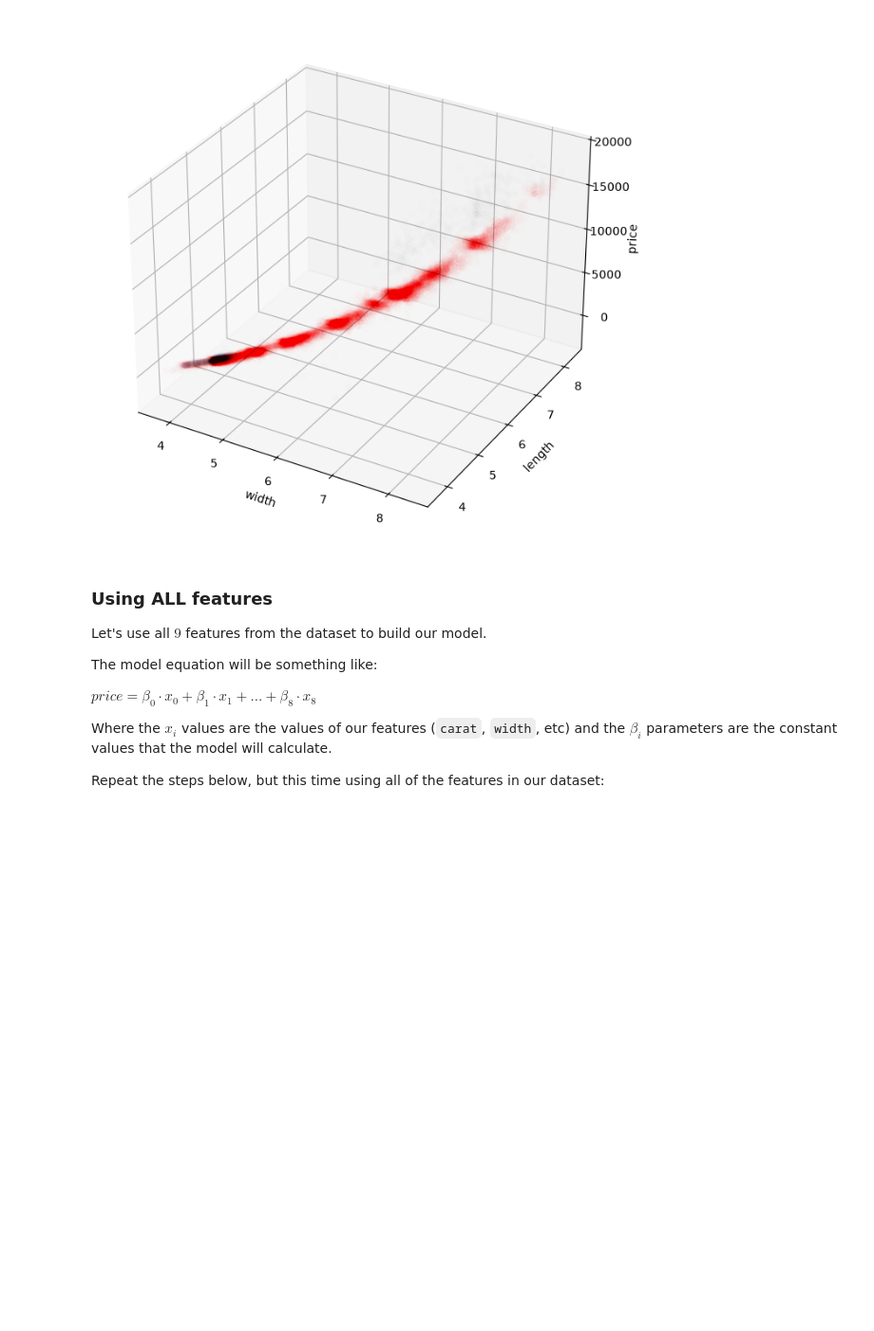
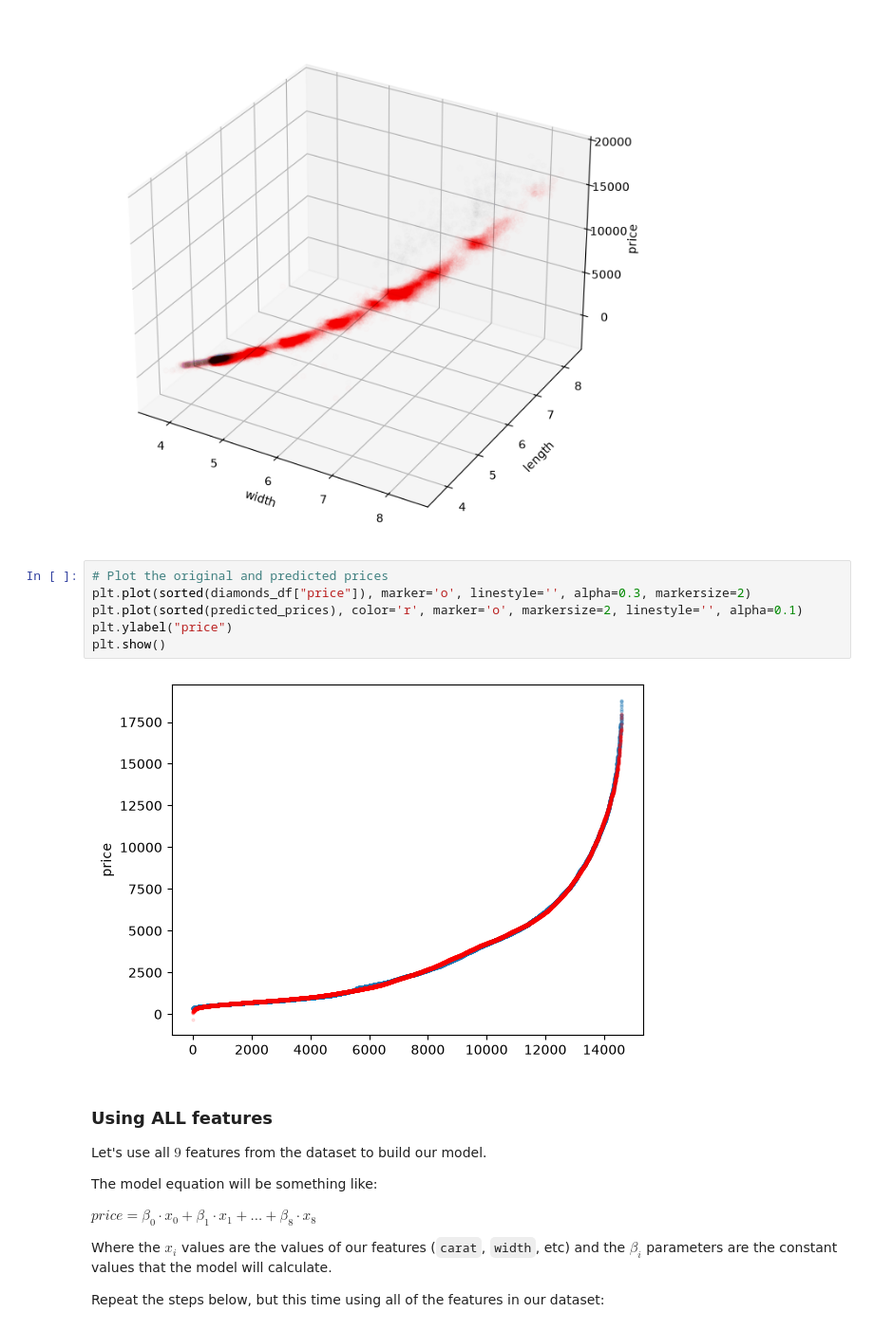
Before and after one commit to nshimao-PSAM-5020/5020-WK07, a Jupyter notebook: WK07.ipynb, the cells around one changed output. Shown at 95% size. Drawn from its saved outputs; the diff is of its cells as text; blank space fills up the shorter version.

```diff
--- a/WK07.ipynb
+++ b/WK07.ipynb
@@ -430,6 +430,14 @@ ax.set_zlabel('price')
 plt.show()
 # %% [output]
 [figure]
+# %%
+# Plot the original and predicted prices
+plt.plot(sorted(diamonds_df["price"]), marker='o', linestyle='', alpha=0.3, markersize=2)
+plt.plot(sorted(predicted_prices), color='r', marker='o', markersize=2, linestyle='', alpha=0.1)
+plt.ylabel("price")
+plt.show()
+# %% [output]
+[figure, added]
 # %% [markdown]
 ### Using ALL features
 
```
Also changed, not shown: parts of 6 cells of this notebook.
